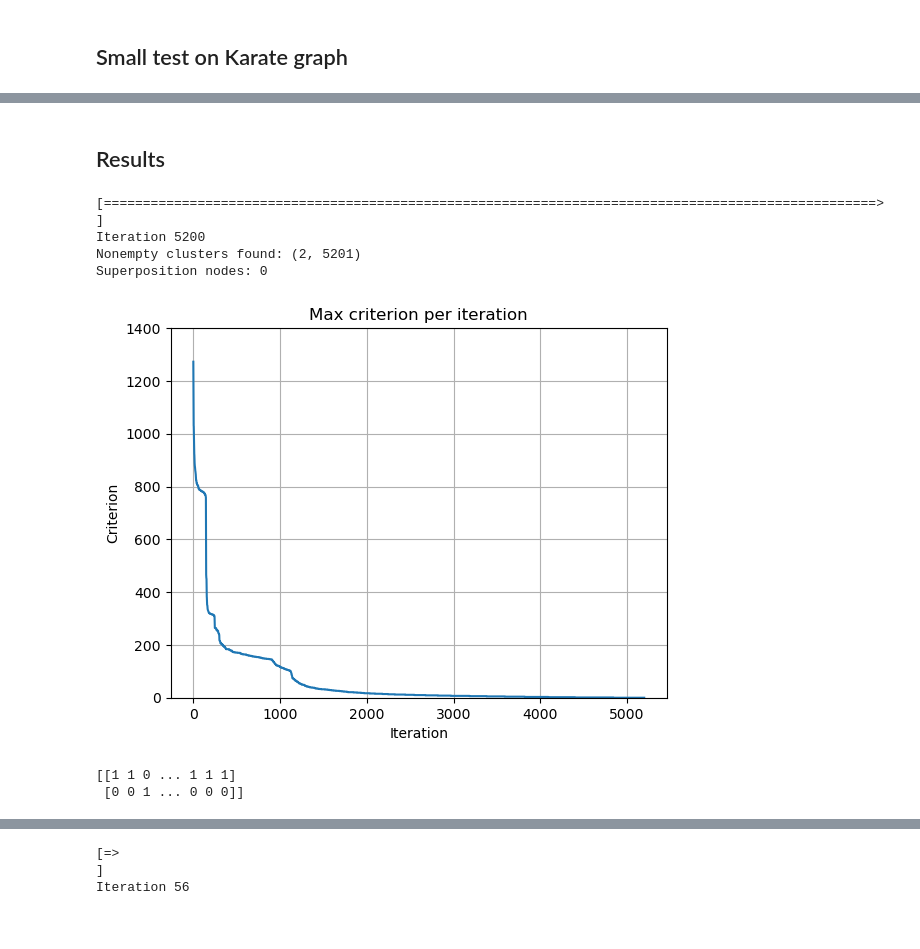
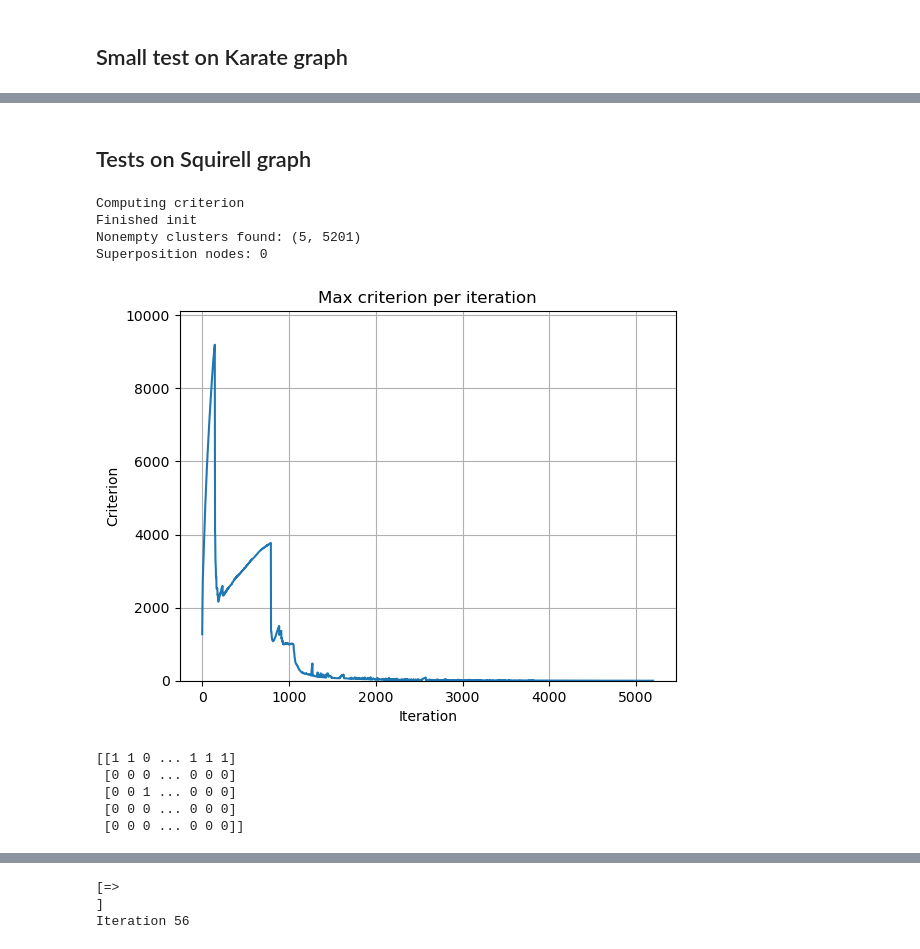
Before and after one commit to MelvinGode/Wikipedia-Clusteing, a Jupyter notebook: bottom_up.ipynb, the cells around one changed output, grey strips where cells are left out. Saved outputs shown, nothing was run; the diff lists cells and outputs as text; code cells hidden in the pictures.

Commit message:
Further testing + external neighborhood version

```diff
--- a/bottom_up.ipynb
+++ b/bottom_up.ipynb
@@ -210,6 +286,9 @@ def bottom_up_clustering_v2(G, limit=50, plot_crits = True): # Neighborhood simi
         best_c1, best_c2 = min(best_c1, best_c2), max(best_c1, best_c2)
 
         if best_c1 == best_c2:
+            print("Problem : Merging same cluster")
+            print("Criterion :", criterion_matrix[best_c1, best_c1])
+            print("Iteration", n-k)
             raise ValueError("No bueno amigo")
 
         # Merge clusters
@@ -218,8 +297,8 @@ def bottom_up_clustering_v2(G, limit=50, plot_crits = True): # Neighborhood simi
         cluster_to_nodes[k-1] = 0
 
         #Update criterion matrix
-        numerator = (criterion_matrix[best_c1] * cluster_sizes[best_c1] + criterion_matrix[best_c2] * cluster_sizes[best_c2])
-        criterion_matrix[best_c1] =  numerator / (cluster_sizes[best_c1] + cluster_sizes[best_c2]) # Neighborhood similarity normalized by cluster size
+        numerator = criterion_matrix[best_c1] * (cluster_sizes[best_c1] * cluster_sizes) + criterion_matrix[best_c2] * (cluster_sizes[best_c2] * cluster_sizes)
+        criterion_matrix[best_c1] =  numerator / ((cluster_sizes[best_c1] + cluster_sizes[best_c2]) * cluster_sizes) # Neighborhood similarity normalized by cluster size
 
         criterion_matrix[:,best_c1] = criterion_matrix[best_c1]
         criterion_matrix[best_c1, best_c1] = -1 # Remove self similarity
@@ -230,7 +309,7 @@ def bottom_up_clustering_v2(G, limit=50, plot_crits = True): # Neighborhood simi
         if best_c2 != k - 1:
             criterion_matrix[best_c2] = criterion_matrix[k-1]
             criterion_matrix[:, best_c2] = criterion_matrix[best_c2]
-            criterion_matrix[best_c2, best_c2] = 0
+            criterion_matrix[best_c2, best_c2] = -1
 
             cluster_sizes[best_c2] = cluster_sizes[k - 1]
 
@@ -259,7 +338,7 @@ def bottom_up_clustering_v2(G, limit=50, plot_crits = True): # Neighborhood simi
     print("Superposition nodes:", np.sum(np.sum(cluster_to_nodes, axis=0) > 1))
 
     if plot_crits:
-        plt.semilogy(max_crits)
+        plt.plot(max_crits)
         plt.grid(1)
         plt.ylim([0,max(max_crits)*1.1])
         plt.title("Max criterion per iteration")
@@ -306,16 +486,19 @@ Superposition nodes: 0
-# %% [markdown]
-## Results
+# %% [markdown]
+## Tests on Squirell graph
 # %%
-clusters_v2, crits = bottom_up_clustering_v2(squirells, limit = 2)
+clusters_v2, crits = bottom_up_clustering_v2(squirells, limit = 5)
 print(clusters_v2)
 # %% [output]
-[===================================================================================================> ]
-Iteration 5200
-Nonempty clusters found: (2, 5201)
+Computing criterion
+Finished init
+Nonempty clusters found: (5, 5201)
 Superposition nodes: 0
-[figure, old version]
+[figure, new version]
 [[1 1 0 ... 1 1 1]
- [0 0 1 ... 0 0 0]]
+ [0 0 0 ... 0 0 0]
+ [0 0 1 ... 0 0 0]
+ [0 0 0 ... 0 0 0]
+ [0 0 0 ... 0 0 0]]
 # %%
 print(number_of_clusters_under(clusters_v2, 10))
 plot_cluster_sizes(clusters_v2)
```
Also changed, not shown: parts of 20 cells of this notebook.
